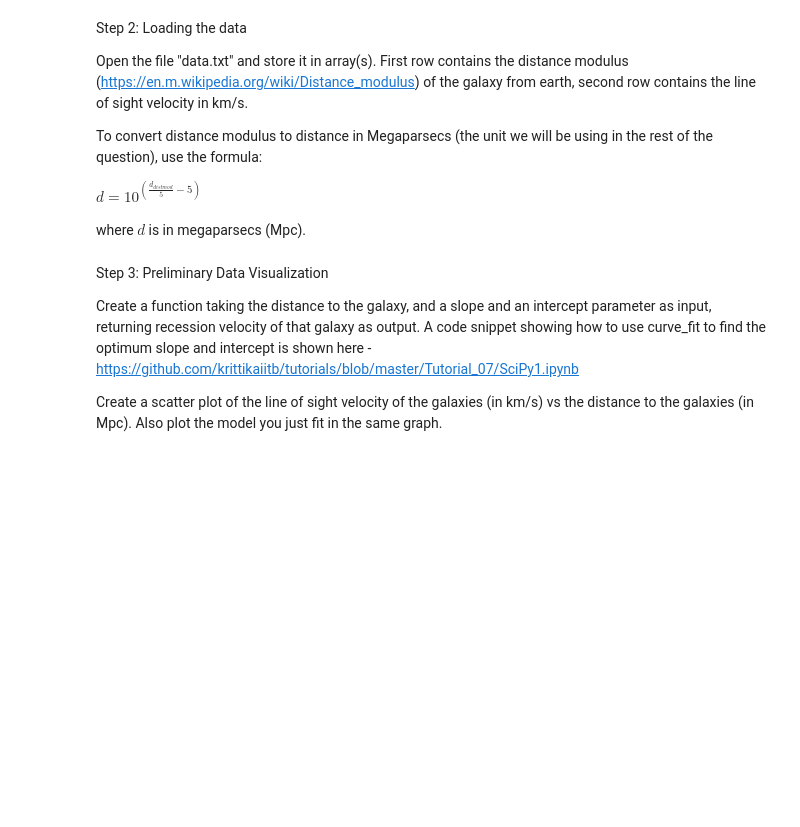
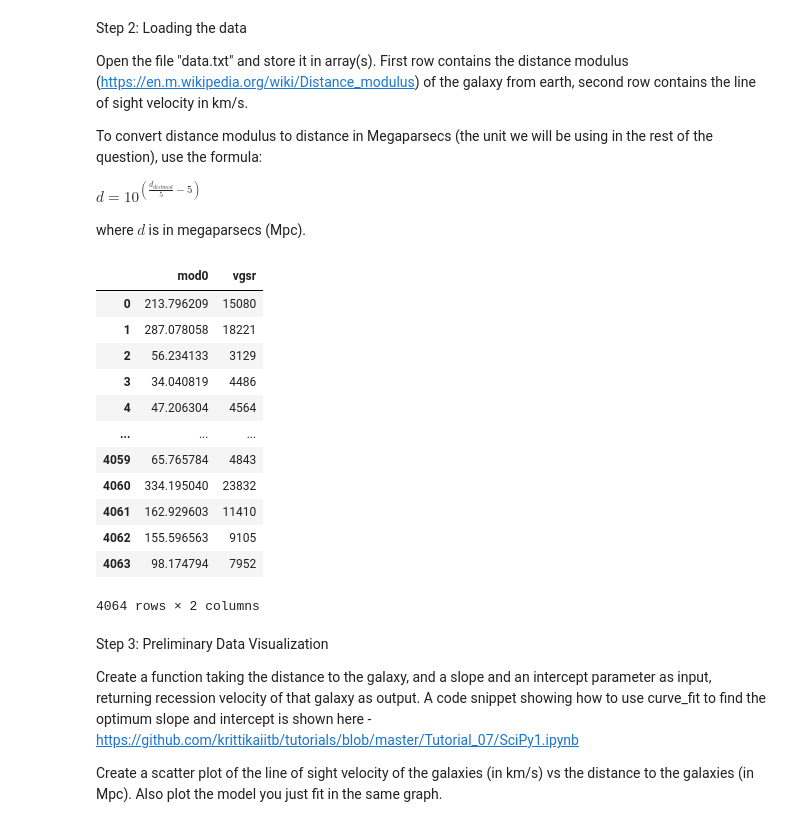
Before and after one commit to Prince3656/Astro_recruitment, a Jupyter notebook: CAB_Problem_Statement.ipynb, the cells around one changed output. Drawn from its saved outputs; the diff is of its cells as text; code cells hidden in the pictures; blank space fills up the shorter version.

```diff
--- a/CAB_Problem_Statement.ipynb
+++ b/CAB_Problem_Statement.ipynb
@@ -118,3 +116,21 @@ where $d$ is in megaparsecs (Mpc).
+# %%
+hl=pandas.read_csv('data.txt')
+hl.mod0=10**(hl.mod0/5 - 5)
+hl
+# %% [output]
+|  | mod0 | vgsr |
+| 0 | 213.796209 | 15080 |
+| 1 | 287.078058 | 18221 |
+| 2 | 56.234133 | 3129 |
+| 3 | 34.040819 | 4486 |
+| 4 | 47.206304 | 4564 |
+| ... | ... | ... |
+| 4059 | 65.765784 | 4843 |
+| 4060 | 334.195040 | 23832 |
+| 4061 | 162.929603 | 11410 |
+| 4062 | 155.596563 | 9105 |
+| 4063 | 98.174794 | 7952 |
+4064 rows × 2 columns
 # %% [markdown]
 Step 3: Preliminary Data Visualization
 
```
Also changed, not shown: parts of 9 cells of this notebook.
